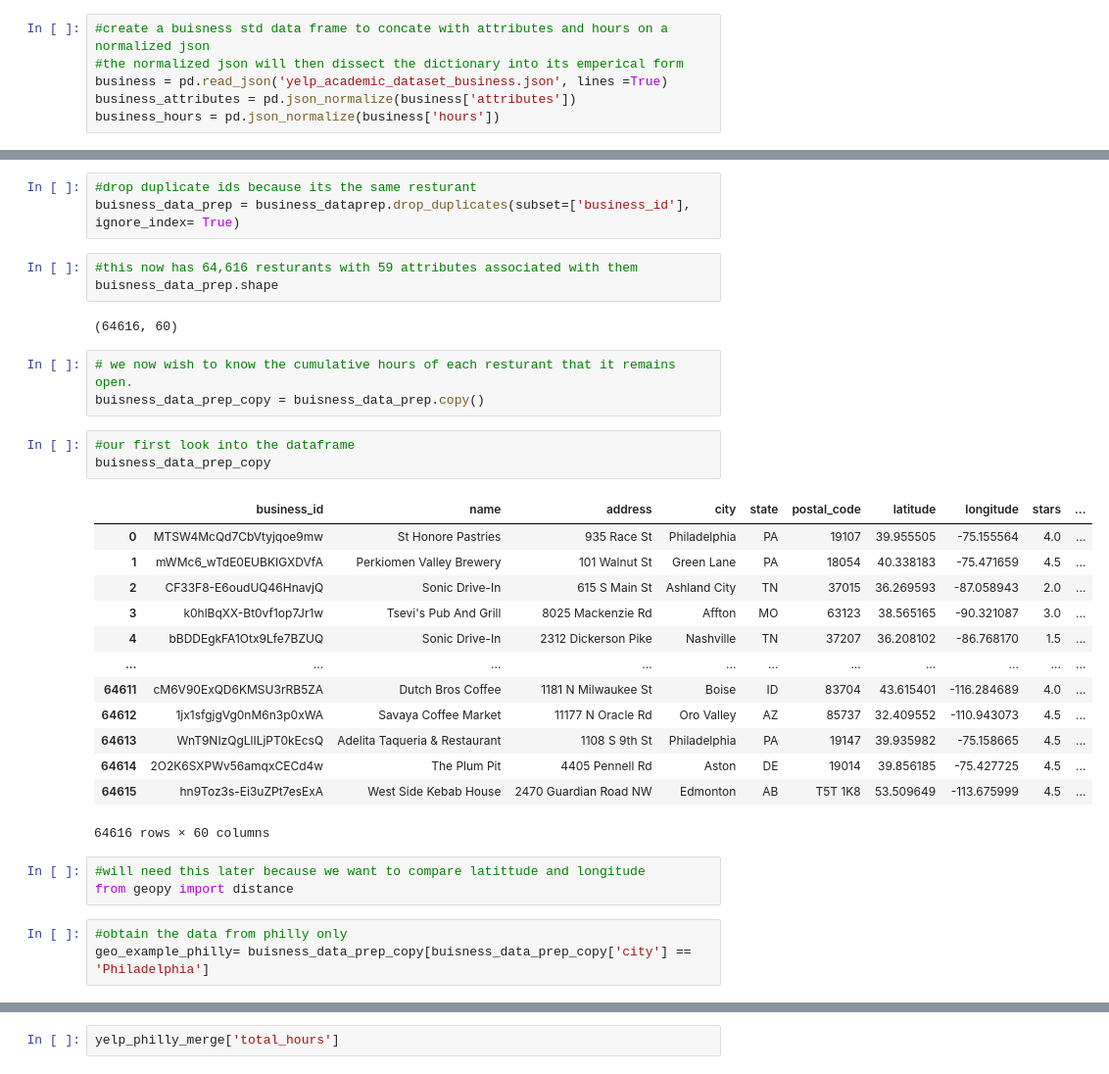
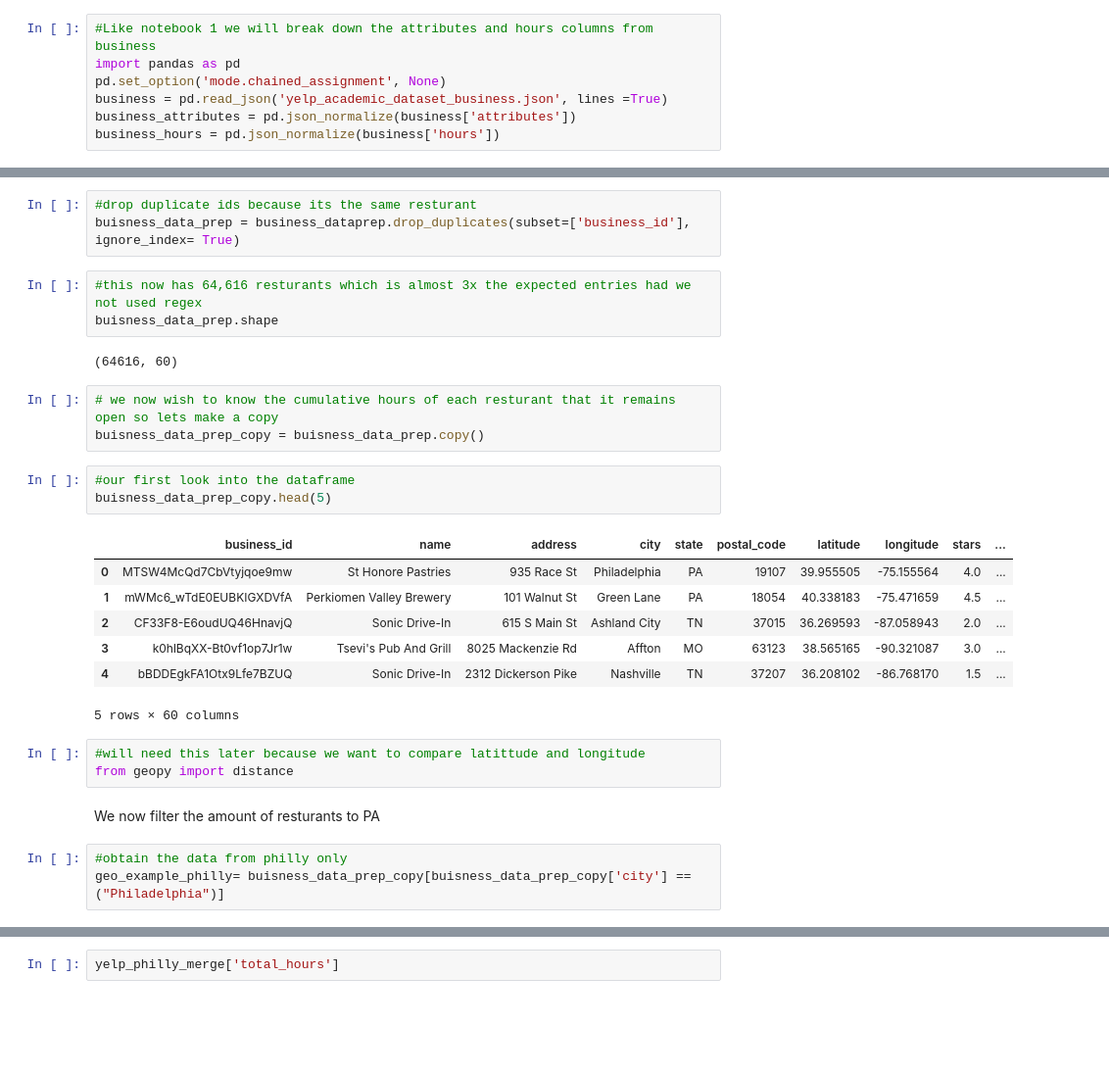
Before and after one commit to RaymondLeong94/Flatiron_Capstone_Project-, a Jupyter notebook: Notebook 2 EDA_Entity Extraction_other FE.ipynb, the cells around one changed output, grey strips where cells are left out. Shown at 98% size. Drawn from its saved outputs; the diff is of its cells as text; blank space fills up the shorter version.

Commit message:
Update Notebook 2 EDA_Entity Extraction_other FE.ipynb
commit for annotation and introduce business problem with FE

```diff
--- a/Notebook 2 EDA_Entity Extraction_other FE.ipynb
+++ b/Notebook 2 EDA_Entity Extraction_other FE.ipynb
@@ -5,6 +22,7 @@ Goal: Obtain a DF with some FE variables
 # %%
-#create a buisness std data frame to concate with attributes and hours on a normalized json
-#the normalized json will then dissect the dictionary into its emperical form
+#Like notebook 1 we will break down the attributes and hours columns from business
+import pandas as pd
+pd.set_option('mode.chained_assignment', None)
 business = pd.read_json('yelp_academic_dataset_business.json', lines =True)
 business_attributes = pd.json_normalize(business['attributes'])
 business_hours = pd.json_normalize(business['hours'])
@@ -69,33 +96,29 @@ business_dataprep = business_data[business_data['establishment_type'].str.contai
 #drop duplicate ids because its the same resturant
 buisness_data_prep = business_dataprep.drop_duplicates(subset=['business_id'], ignore_index= True)
 # %%
-#this now has 64,616 resturants with 59 attributes associated with them
+#this now has 64,616 resturants which is almost 3x the expected entries had we not used regex
 buisness_data_prep.shape
 # %% [output]
 (64616, 60)
 # %%
-# we now wish to know the cumulative hours of each resturant that it remains open.
+# we now wish to know the cumulative hours of each resturant that it remains open so lets make a copy
 buisness_data_prep_copy = buisness_data_prep.copy()
 # %%
 #our first look into the dataframe
-buisness_data_prep_copy
+buisness_data_prep_copy.head(5)
 # %% [output]
 |  | business_id | name | address | city | state | postal_code | latitude | longitude | stars | ... |
 | 0 | MTSW4McQd7CbVtyjqoe9mw | St Honore Pastries | 935 Race St | Philadelphia | PA | 19107 | 39.955505 | -75.155564 | 4.0 | ... |
 | 1 | mWMc6_wTdE0EUBKIGXDVfA | Perkiomen Valley Brewery | 101 Walnut St | Green Lane | PA | 18054 | 40.338183 | -75.471659 | 4.5 | ... |
 | 2 | CF33F8-E6oudUQ46HnavjQ | Sonic Drive-In | 615 S Main St | Ashland City | TN | 37015 | 36.269593 | -87.058943 | 2.0 | ... |
 | 3 | k0hlBqXX-Bt0vf1op7Jr1w | Tsevi's Pub And Grill | 8025 Mackenzie Rd | Affton | MO | 63123 | 38.565165 | -90.321087 | 3.0 | ... |
 | 4 | bBDDEgkFA1Otx9Lfe7BZUQ | Sonic Drive-In | 2312 Dickerson Pike | Nashville | TN | 37207 | 36.208102 | -86.768170 | 1.5 | ... |
-| ... | ... | ... | ... | ... | ... | ... | ... | ... | ... | ... |
-| 64611 | cM6V90ExQD6KMSU3rRB5ZA | Dutch Bros Coffee | 1181 N Milwaukee St | Boise | ID | 83704 | 43.615401 | -116.284689 | 4.0 | ... |
-| 64612 | 1jx1sfgjgVg0nM6n3p0xWA | Savaya Coffee Market | 11177 N Oracle Rd | Oro Valley | AZ | 85737 | 32.409552 | -110.943073 | 4.5 | ... |
-| 64613 | WnT9NIzQgLlILjPT0kEcsQ | Adelita Taqueria & Restaurant | 1108 S 9th St | Philadelphia | PA | 19147 | 39.935982 | -75.158665 | 4.5 | ... |
-| 64614 | 2O2K6SXPWv56amqxCECd4w | The Plum Pit | 4405 Pennell Rd | Aston | DE | 19014 | 39.856185 | -75.427725 | 4.5 | ... |
-| 64615 | hn9Toz3s-Ei3uZPt7esExA | West Side Kebab House | 2470 Guardian Road NW | Edmonton | AB | T5T 1K8 | 53.509649 | -113.675999 | 4.5 | ... |
-64616 rows × 60 columns
+5 rows × 60 columns
 # %%
 #will need this later because we want to compare latittude and longitude
 from geopy import distance
+# %% [markdown]
+We now filter the amount of resturants to PA
 # %%
 #obtain the data from philly only
-geo_example_philly= buisness_data_prep_copy[buisness_data_prep_copy['city'] == 'Philadelphia']
+geo_example_philly= buisness_data_prep_copy[buisness_data_prep_copy['city'] == ("Philadelphia")]
```
Also changed, not shown: parts of 95 cells of this notebook.
